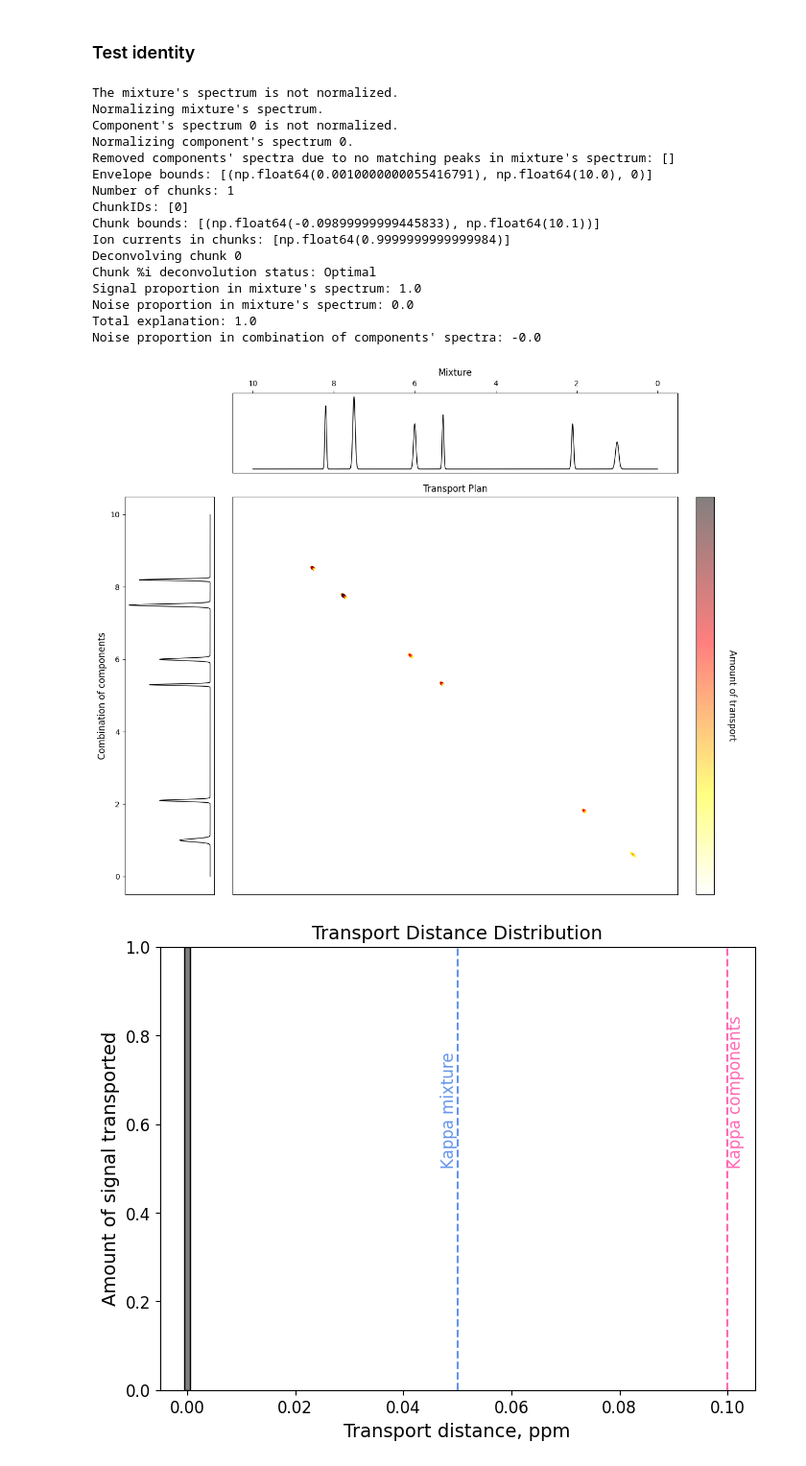
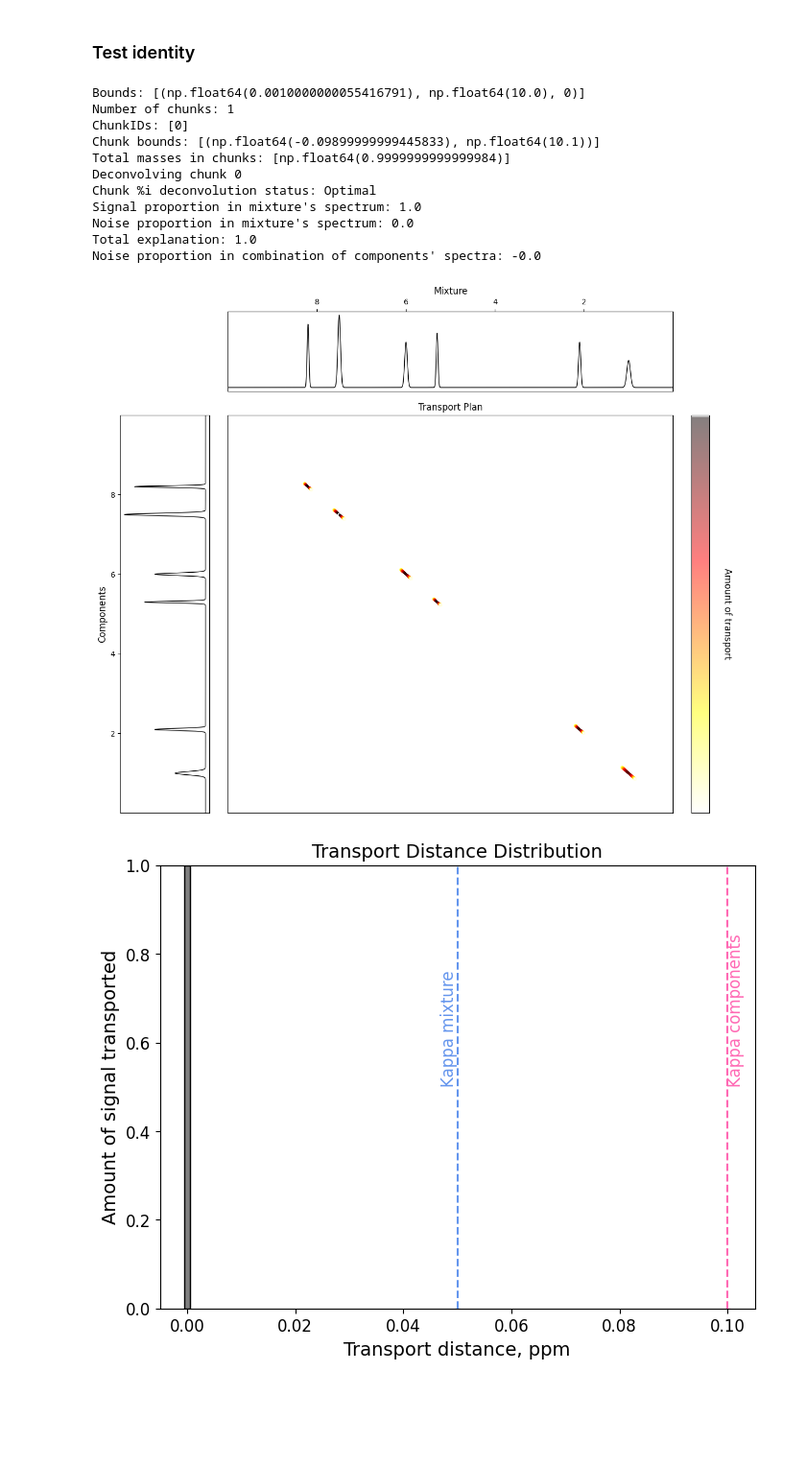
Before and after one commit to BDomzal/magnetstein, a Jupyter notebook: visualization_package/corner_cases.ipynb, the cells around one changed output. Shown at 96% size. Drawn from its saved outputs; the diff is of its cells as text; code cells hidden in the pictures; blank space fills up the shorter version.

```diff
--- a/visualization_package/corner_cases.ipynb
+++ b/visualization_package/corner_cases.ipynb
@@ -90,18 +90,13 @@ Normalizing component's spectrum 1.
 # %% [markdown]
 ### Test identity
 # %%
-transport_df, mix_confs, wsom_confs, distances, sum_noise_in_mix, sum_noise_in_mix_comp = retrieve_transport_plan(mix=mixture_spec, spectra=[mixture_spec], interesting_region = (0,10), kappa_components=kappa_comp, kappa_mixture=kappa_mix, log=False)
+transport_df, mix_confs, wsom_confs, distances, sum_noise_in_mix, sum_noise_in_mix_comp = retrieve_transport_plan(mix=mixture_spec, spectra=[mixture_spec], interesting_region = (0,10), kappa_components=kappa_comp, kappa_mixture=kappa_mix, log=True)
 # %% [output]
-The mixture's spectrum is not normalized.
-Normalizing mixture's spectrum.
-Component's spectrum 0 is not normalized.
-Normalizing component's spectrum 0.
-Removed components' spectra due to no matching peaks in mixture's spectrum: []
-Envelope bounds: [(np.float64(0.0010000000055416791), np.float64(10.0), 0)]
+Bounds: [(np.float64(0.0010000000055416791), np.float64(10.0), 0)]
 Number of chunks: 1
 ChunkIDs: [0]
 Chunk bounds: [(np.float64(-0.09899999999445833), np.float64(10.1))]
-Ion currents in chunks: [np.float64(0.9999999999999984)]
+Total masses in chunks: [np.float64(0.9999999999999984)]
 Deconvolving chunk 0
 Chunk %i deconvolution status: Optimal
 Signal proportion in mixture's spectrum: 1.0
@@ -109,9 +104,9 @@ Noise proportion in mixture's spectrum: 0.0
 Total explanation: 1.0
 Noise proportion in combination of components' spectra: -0.0
 # %%
-visualize_transport_plan(transport_df, mix_confs, wsom_confs, experiment_name=None, lower_lim=None, upper_lim=None, figures_path=None, variant=None, alpha=0.5)
+visualize_transport_plan(transport_df, mix_confs, wsom_confs, reverse_scale=True, alpha=0.5)
 # %% [output]
-[figure, old version]
+[figure, new version]
 # %%
 visualize_transport_distance_distribution(sum_noise_in_mix, sum_noise_in_mix_comp, distances, kappa_comp, kappa_mix)
 # %% [output]
```
Also changed, not shown: parts of 3 cells of this notebook, 1 other file.
